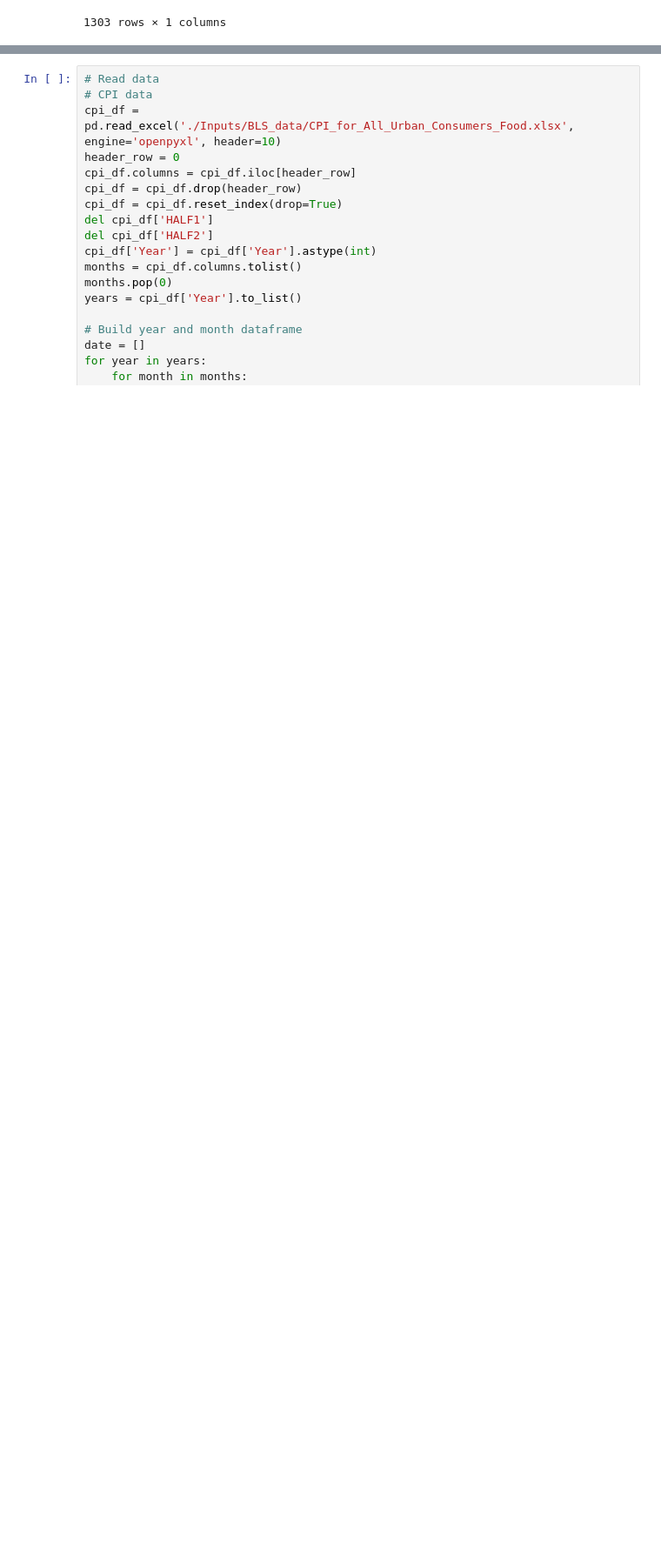
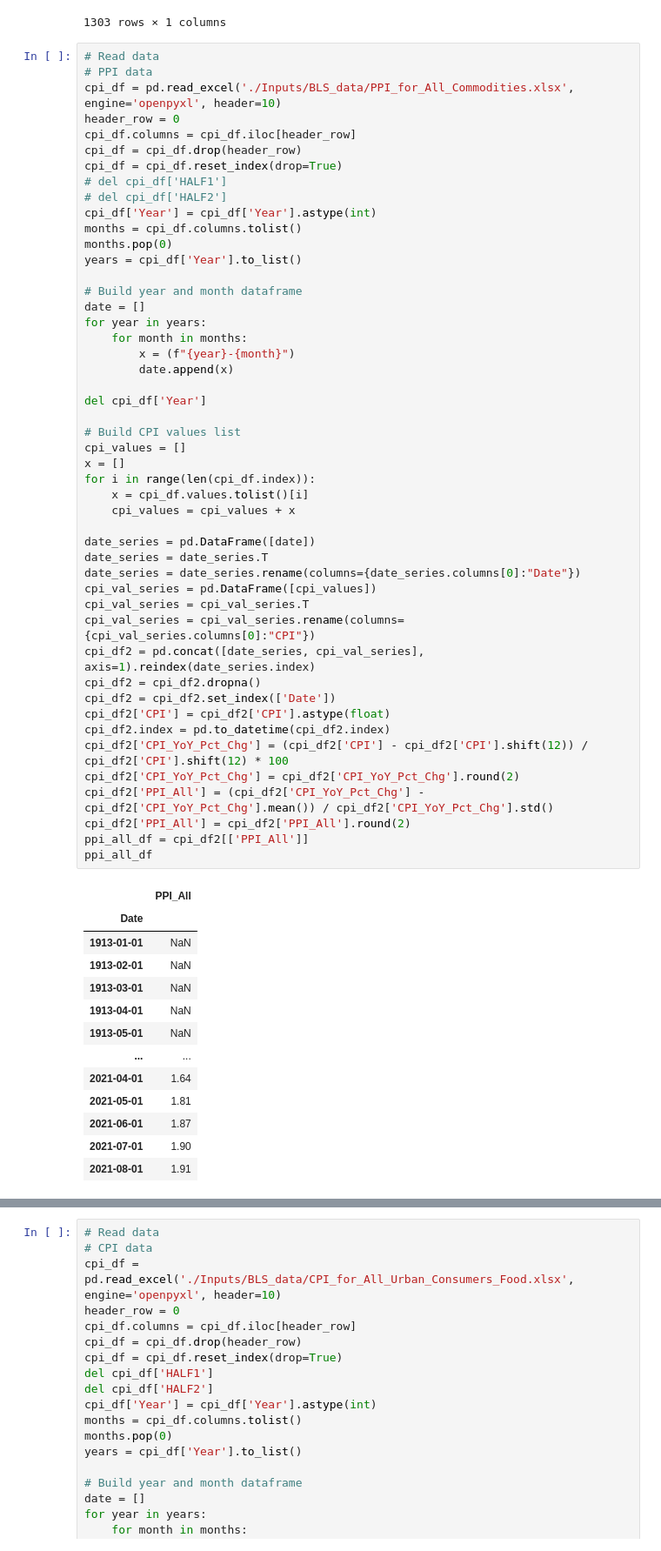
Before and after one commit to obsessedquant/Economic_Indicators, a Jupyter notebook: Inflation_Indicators.ipynb, the cells around one changed output, grey strips where cells are left out. Shown at 87% size. Drawn from its saved outputs; the diff is of its cells as text; blank space fills up the shorter version.

Commit message:
Added PPI data

```diff
--- a/Inflation_Indicators.ipynb
+++ b/Inflation_Indicators.ipynb
@@ -77,3 +77,65 @@ cpi_all_df
 | 2021-06-01 | 0.44 |
 | 2021-07-01 | 0.43 |
 1303 rows × 1 columns
+# %%
+# Read data
+# PPI data
+cpi_df = pd.read_excel('./Inputs/BLS_data/PPI_for_All_Commodities.xlsx', engine='openpyxl', header=10)
+header_row = 0
+cpi_df.columns = cpi_df.iloc[header_row]
+cpi_df = cpi_df.drop(header_row)
+cpi_df = cpi_df.reset_index(drop=True)
+# del cpi_df['HALF1']
+# del cpi_df['HALF2']
+cpi_df['Year'] = cpi_df['Year'].astype(int)
+months = cpi_df.columns.tolist()
+months.pop(0)
+years = cpi_df['Year'].to_list()
+
+# Build year and month dataframe
+date = []
+for year in years:
+    for month in months:
+        x = (f"{year}-{month}")
+        date.append(x)
+
+del cpi_df['Year']
+
+# Build CPI values list
+cpi_values = []
+x = []
+for i in range(len(cpi_df.index)):
+    x = cpi_df.values.tolist()[i]
+    cpi_values = cpi_values + x
+
+date_series = pd.DataFrame([date])
+date_series = date_series.T
+date_series = date_series.rename(columns={date_series.columns[0]:"Date"})
+cpi_val_series = pd.DataFrame([cpi_values])
+cpi_val_series = cpi_val_series.T
+cpi_val_series = cpi_val_series.rename(columns={cpi_val_series.columns[0]:"CPI"})
+cpi_df2 = pd.concat([date_series, cpi_val_series], axis=1).reindex(date_series.index)
+cpi_df2 = cpi_df2.dropna()
+cpi_df2 = cpi_df2.set_index(['Date'])
+cpi_df2['CPI'] = cpi_df2['CPI'].astype(float)
+cpi_df2.index = pd.to_datetime(cpi_df2.index)
+cpi_df2['CPI_YoY_Pct_Chg'] = (cpi_df2['CPI'] - cpi_df2['CPI'].shift(12)) / cpi_df2['CPI'].shift(12) * 100
+cpi_df2['CPI_YoY_Pct_Chg'] = cpi_df2['CPI_YoY_Pct_Chg'].round(2)
+cpi_df2['PPI_All'] = (cpi_df2['CPI_YoY_Pct_Chg'] - cpi_df2['CPI_YoY_Pct_Chg'].mean()) / cpi_df2['CPI_YoY_Pct_Chg'].std()
+cpi_df2['PPI_All'] = cpi_df2['PPI_All'].round(2)
+ppi_all_df = cpi_df2[['PPI_All']]
+ppi_all_df
+# %% [output]
+|  | PPI_All |
+| Date |  |
+| 1913-01-01 | NaN |
+| 1913-02-01 | NaN |
+| 1913-03-01 | NaN |
+| 1913-04-01 | NaN |
+| 1913-05-01 | NaN |
+| ... | ... |
+| 2021-04-01 | 1.64 |
+| 2021-05-01 | 1.81 |
+| 2021-06-01 | 1.87 |
+| 2021-07-01 | 1.90 |
+| 2021-08-01 | 1.91 |
```
Also changed, not shown: parts of 2 cells of this notebook, 1 other file.
